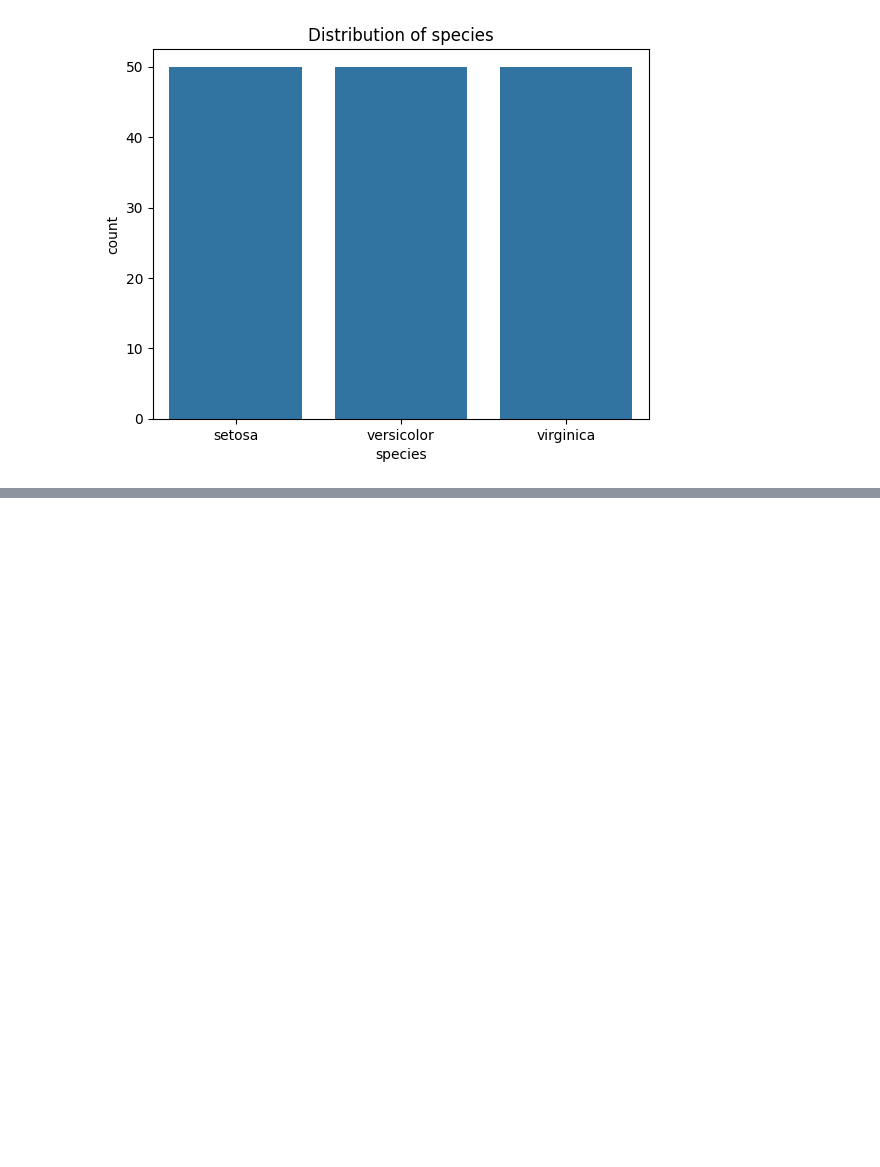
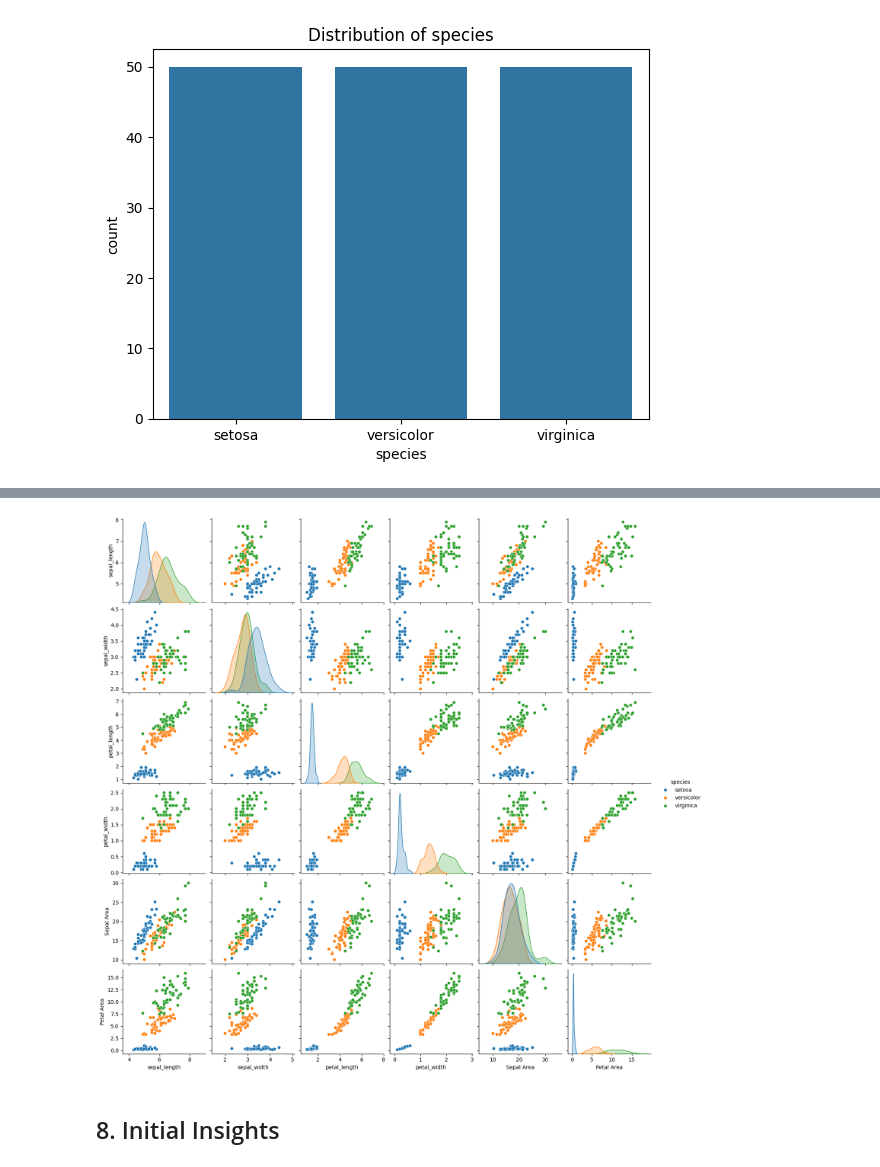
Before and after one commit to matthewpblock/datafun-04-eda, a Jupyter notebook: block-notebook.ipynb, the cells around one changed output, grey strips where cells are left out. Saved outputs shown, nothing was run; the diff lists cells and outputs as text; code cells hidden in the pictures; blank space fills up the shorter version.

```diff
--- a/block-notebook.ipynb
+++ b/block-notebook.ipynb
@@ -133,0 +168,13 @@ But with three species, that might explain why the sepal length plot above appea
+# %%
+# Create a pairplot of the Iris dataset
+# A pairplot is a grid of scatter plots for each pair of numerical columns in the dataset
+# The hue parameter is used to color the data points
+# by species (a categorical column)
+sns.pairplot(iris_df, hue='species')
+
+# Show all plots
+matplotlib.pyplot.show()
+# %% [output]
+[figure, added]
+# %% [markdown]
+##  8. Initial Insights
```
Also changed, not shown: parts of 11 cells of this notebook.
